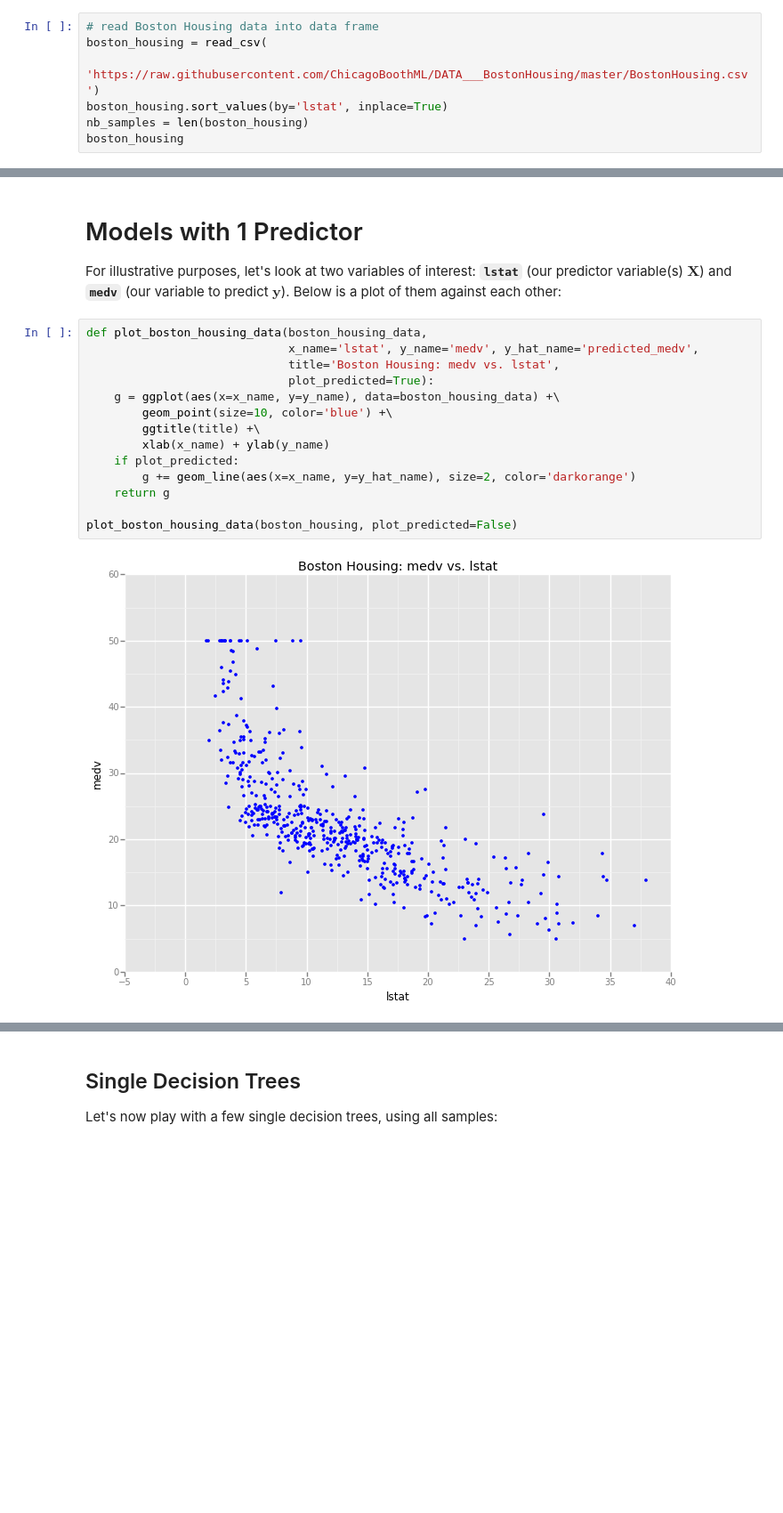
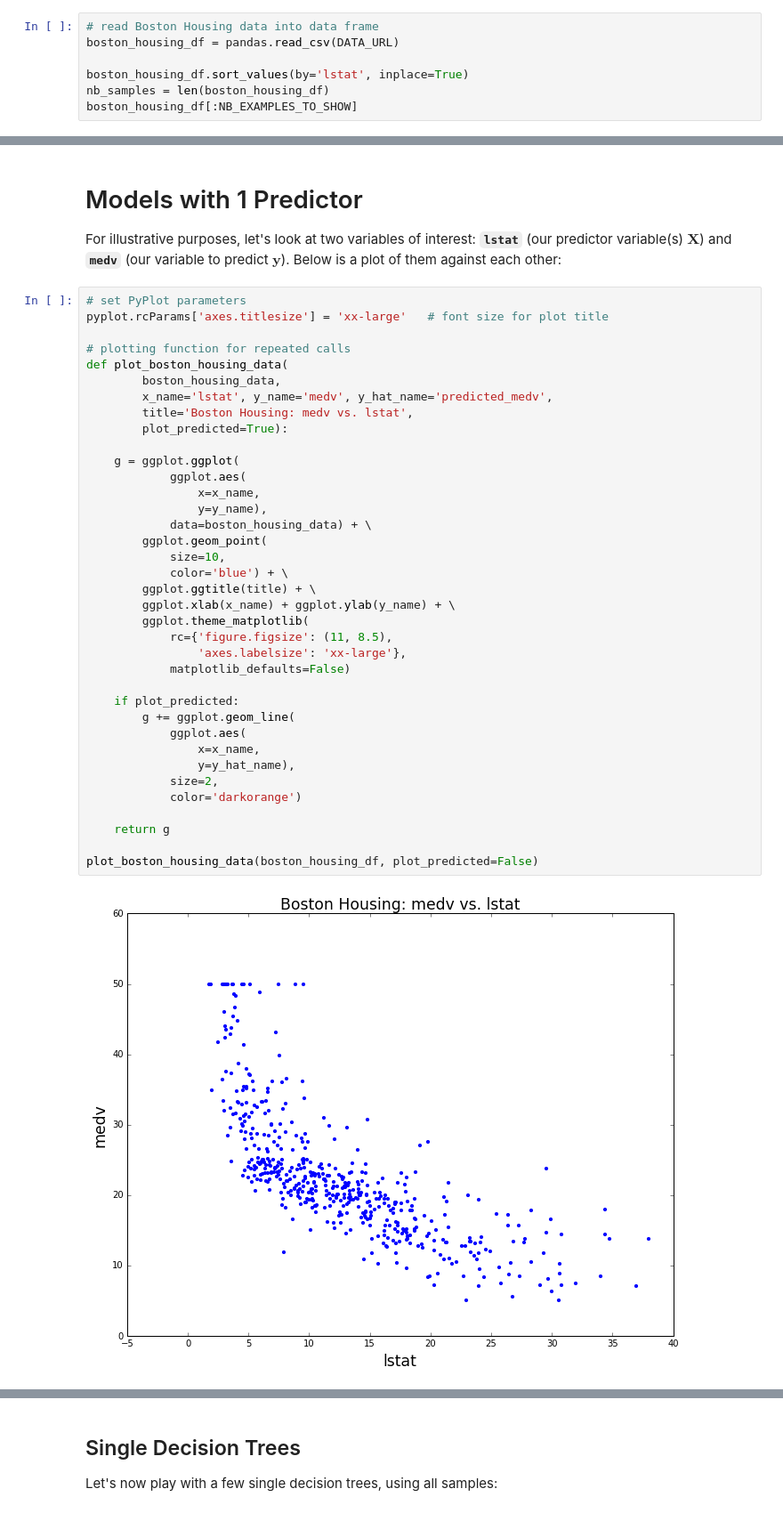
Before and after one commit to ChicagoBoothML/MachineLearning_Fall2015, a Jupyter notebook: Programming Scripts/Boston Housing/Python/BostonHousing_Trees_RandomForests_BoostedAdditiveModels.ipynb, the cells around one changed output, grey strips where cells are left out. Shown at 89% size. Cells and saved outputs as stored; diff of their text form; blank space fills up the shorter version.

```diff
--- a/Programming Scripts/Boston Housing/Python/BostonHousing_Trees_RandomForests_BoostedAdditiveModels.ipynb
+++ b/Programming Scripts/Boston Housing/Python/BostonHousing_Trees_RandomForests_BoostedAdditiveModels.ipynb
@@ -37,10 +62,10 @@ seed(RANDOM_SEED)
 Let's now import the Boston Housing data into a **`pandas`** data frame:
 # %%
 # read Boston Housing data into data frame
-boston_housing = read_csv(
-    'https://raw.githubusercontent.com/ChicagoBoothML/DATA___BostonHousing/master/BostonHousing.csv')
-boston_housing.sort_values(by='lstat', inplace=True)
-nb_samples = len(boston_housing)
-boston_housing
+boston_housing_df = pandas.read_csv(DATA_URL)
+
+boston_housing_df.sort_values(by='lstat', inplace=True)
+nb_samples = len(boston_housing_df)
+boston_housing_df[:NB_EXAMPLES_TO_SHOW]
 # %% [output]
 |  | crim | zn | indus | chas | nox | rm | age | dis | rad | tax | ptratio | ... |
@@ -66,18 +83,41 @@ boston_housing
 
 For illustrative purposes, let's look at two variables of interest: **`lstat`** (our predictor variable(s) $\mathbf X$) and **`medv`** (our variable to predict $\mathbf y$). Below is a plot of them against each other:
 # %%
-def plot_boston_housing_data(boston_housing_data,
-                             x_name='lstat', y_name='medv', y_hat_name='predicted_medv',
-                             title='Boston Housing: medv vs. lstat',
-                             plot_predicted=True):
-    g = ggplot(aes(x=x_name, y=y_name), data=boston_housing_data) +\
-        geom_point(size=10, color='blue') +\
-        ggtitle(title) +\
-        xlab(x_name) + ylab(y_name)
+# set PyPlot parameters
+pyplot.rcParams['axes.titlesize'] = 'xx-large'   # font size for plot title
+
+# plotting function for repeated calls
+def plot_boston_housing_data(
+        boston_housing_data,
+        x_name='lstat', y_name='medv', y_hat_name='predicted_medv',
+        title='Boston Housing: medv vs. lstat',
+        plot_predicted=True):
+
+    g = ggplot.ggplot(
+            ggplot.aes(
+                x=x_name,
+                y=y_name),
+            data=boston_housing_data) + \
+        ggplot.geom_point(
+            size=10,
+            color='blue') + \
+        ggplot.ggtitle(title) + \
+        ggplot.xlab(x_name) + ggplot.ylab(y_name) + \
+        ggplot.theme_matplotlib(
+            rc={'figure.figsize': (11, 8.5),
+                'axes.labelsize': 'xx-large'},
+            matplotlib_defaults=False)
+
     if plot_predicted:
-        g += geom_line(aes(x=x_name, y=y_hat_name), size=2, color='darkorange')
+        g += ggplot.geom_line(
+            ggplot.aes(
+                x=x_name,
+                y=y_hat_name),
+            size=2,
+            color='darkorange')
+
     return g
 
-plot_boston_housing_data(boston_housing, plot_predicted=False)
+plot_boston_housing_data(boston_housing_df, plot_predicted=False)
 # %% [output]
-[figure, old version]
+[figure, new version]
```
Also changed, not shown: parts of 48 cells of this notebook.
